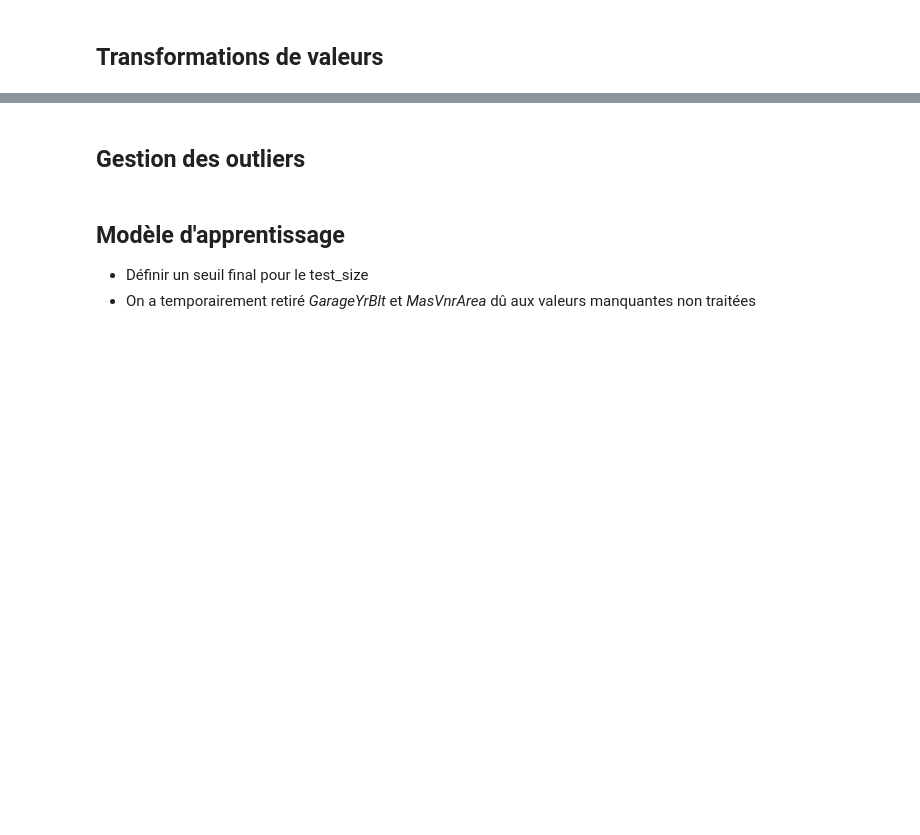
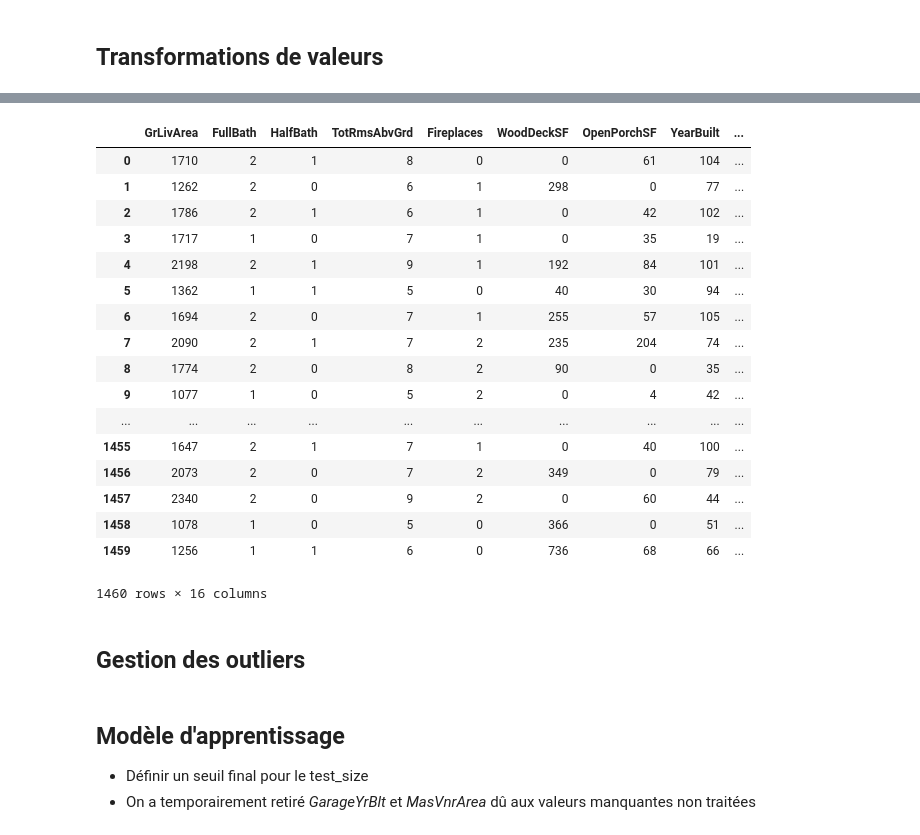
Before and after one commit to June-So/House-Price-Project, a Jupyter notebook: linear_regression.ipynb, the cells around one changed output, grey strips where cells are left out. Drawn from its saved outputs; the diff is of its cells as text; code cells hidden in the pictures; blank space fills up the shorter version.

```diff
--- a/linear_regression.ipynb
+++ b/linear_regression.ipynb
@@ -126,0 +258,5 @@ train_clean = train_clean[cols_features]
+# %%
+#Transformation des colonnes 'YearBuilt','YearRemodAdd'
+train_clean['YearBuilt'] = train_clean['YearBuilt'].apply(str)
+train_clean['YearRemodAdd'] = train_clean['YearRemodAdd'].apply(str)
+train_clean.head()
@@ -127,3 +270,35 @@ train_clean = train_clean[cols_features]
+# %%
+#Transformation des float  en int
+train_clean['GarageCars'] = train_clean['GarageCars'].apply(int)
+train_clean['TotalBsmtSF'] = train_clean['TotalBsmtSF'].apply(int)
+train_clean['BsmtFinSF1'] = train_clean['BsmtFinSF1'].apply(int)
+train_clean['MasVnrArea'] = train_clean['MasVnrArea'].apply(int)
+# %%
+#Transformation en catégorial
+
+label_encoder = LabelEncoder()
+train_clean['YearBuilt'] = label_encoder.fit_transform(train_clean['YearBuilt'])
+train_clean['YearRemodAdd']=label_encoder.fit_transform(train_clean['YearRemodAdd'])
+train_clean
+# %% [output]
+|  | GrLivArea | FullBath | HalfBath | TotRmsAbvGrd | Fireplaces | WoodDeckSF | OpenPorchSF | YearBuilt | ... |
+| 0 | 1710 | 2 | 1 | 8 | 0 | 0 | 61 | 104 | ... |
+| 1 | 1262 | 2 | 0 | 6 | 1 | 298 | 0 | 77 | ... |
+| 2 | 1786 | 2 | 1 | 6 | 1 | 0 | 42 | 102 | ... |
+| 3 | 1717 | 1 | 0 | 7 | 1 | 0 | 35 | 19 | ... |
+| 4 | 2198 | 2 | 1 | 9 | 1 | 192 | 84 | 101 | ... |
+| 5 | 1362 | 1 | 1 | 5 | 0 | 40 | 30 | 94 | ... |
+| 6 | 1694 | 2 | 0 | 7 | 1 | 255 | 57 | 105 | ... |
+| 7 | 2090 | 2 | 1 | 7 | 2 | 235 | 204 | 74 | ... |
+| 8 | 1774 | 2 | 0 | 8 | 2 | 90 | 0 | 35 | ... |
+| 9 | 1077 | 1 | 0 | 5 | 2 | 0 | 4 | 42 | ... |
+| ... | ... | ... | ... | ... | ... | ... | ... | ... | ... |
+| 1455 | 1647 | 2 | 1 | 7 | 1 | 0 | 40 | 100 | ... |
+| 1456 | 2073 | 2 | 0 | 7 | 2 | 349 | 0 | 79 | ... |
+| 1457 | 2340 | 2 | 0 | 9 | 2 | 0 | 60 | 44 | ... |
+| 1458 | 1078 | 1 | 0 | 5 | 0 | 366 | 0 | 51 | ... |
+| 1459 | 1256 | 1 | 1 | 6 | 0 | 736 | 68 | 66 | ... |
+1460 rows × 16 columns
 # %% [markdown]
 ## Gestion des outliers
 # %% [markdown]
```
Also changed, not shown: parts of 17 cells of this notebook.
